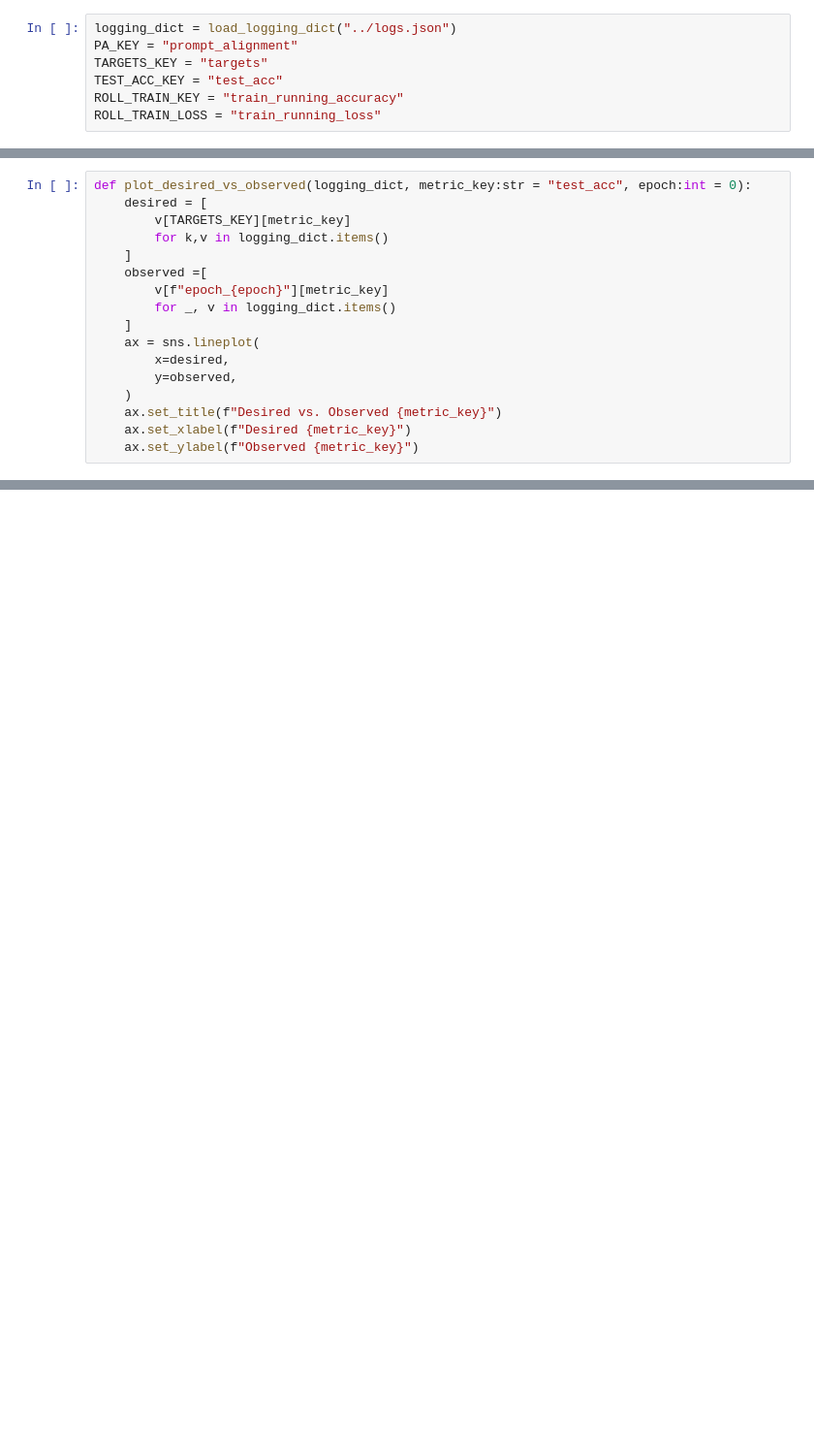
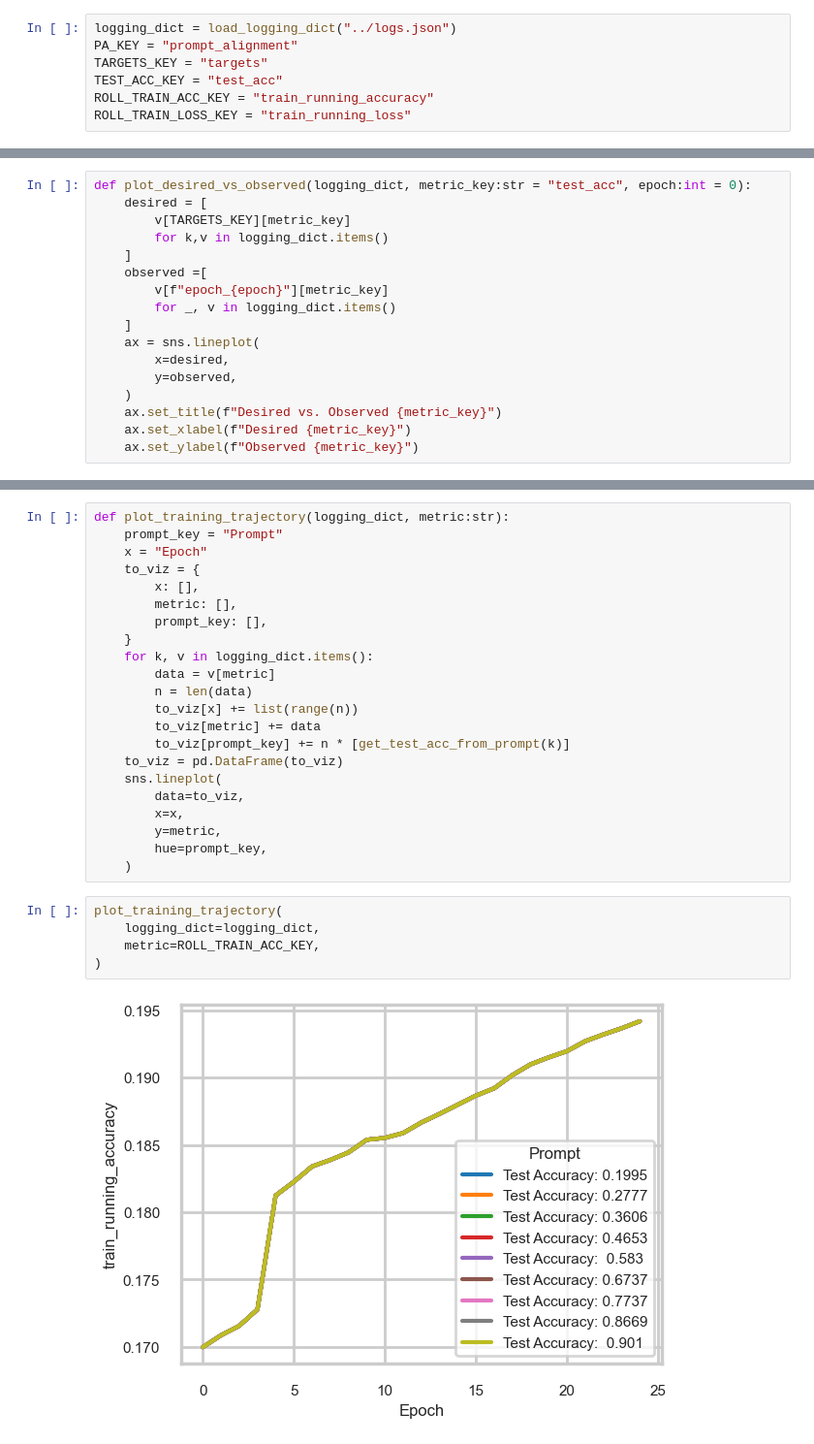
Before and after one commit to AlexanderLontke/weight-diffusion, a Jupyter notebook: notebooks/visualize_metrics.ipynb, the cells around one changed output, grey strips where cells are left out. Shown at 97% size. Cells and saved outputs as stored; diff of their text form; blank space fills up the shorter version.

```diff
--- a/notebooks/visualize_metrics.ipynb
+++ b/notebooks/visualize_metrics.ipynb
@@ -7,8 +12,8 @@ logging_dict = load_logging_dict("../logs.json")
 PA_KEY = "prompt_alignment"
 TARGETS_KEY = "targets"
 TEST_ACC_KEY = "test_acc"
-ROLL_TRAIN_KEY = "train_running_accuracy"
-ROLL_TRAIN_LOSS = "train_running_loss"
+ROLL_TRAIN_ACC_KEY = "train_running_accuracy"
+ROLL_TRAIN_LOSS_KEY = "train_running_loss"
 # %%
 def get_test_acc_from_prompt(prompt:str)->str:
     # TODO replace with regex
@@ -49,0 +61,29 @@ def plot_desired_vs_observed(logging_dict, metric_key:str = "test_acc", epoch:in
+# %%
+def plot_training_trajectory(logging_dict, metric:str):
+    prompt_key = "Prompt"
+    x = "Epoch"
+    to_viz = {
+        x: [],
+        metric: [],
+        prompt_key: [],
+    }
+    for k, v in logging_dict.items():
+        data = v[metric]
+        n = len(data)
+        to_viz[x] += list(range(n))
+        to_viz[metric] += data
+        to_viz[prompt_key] += n * [get_test_acc_from_prompt(k)]
+    to_viz = pd.DataFrame(to_viz)
+    sns.lineplot(
+        data=to_viz,
+        x=x,
+        y=metric,
+        hue=prompt_key,
+    )
+# %%
+plot_training_trajectory(
+    logging_dict=logging_dict,
+    metric=ROLL_TRAIN_ACC_KEY,
+)
+# %% [output]
+[figure, added]
```
Also changed, not shown: parts of 7 cells of this notebook.
